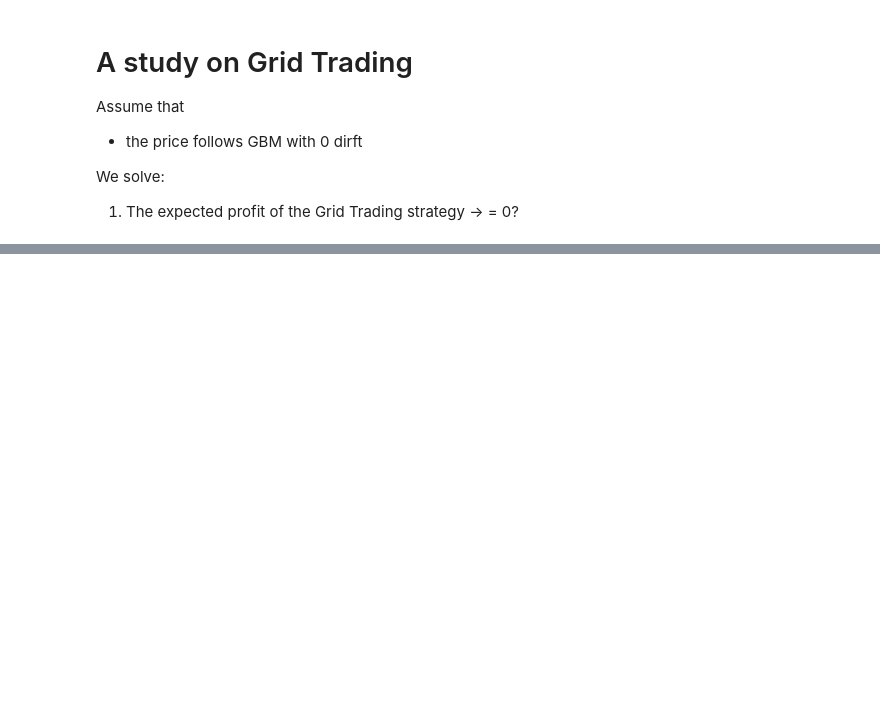
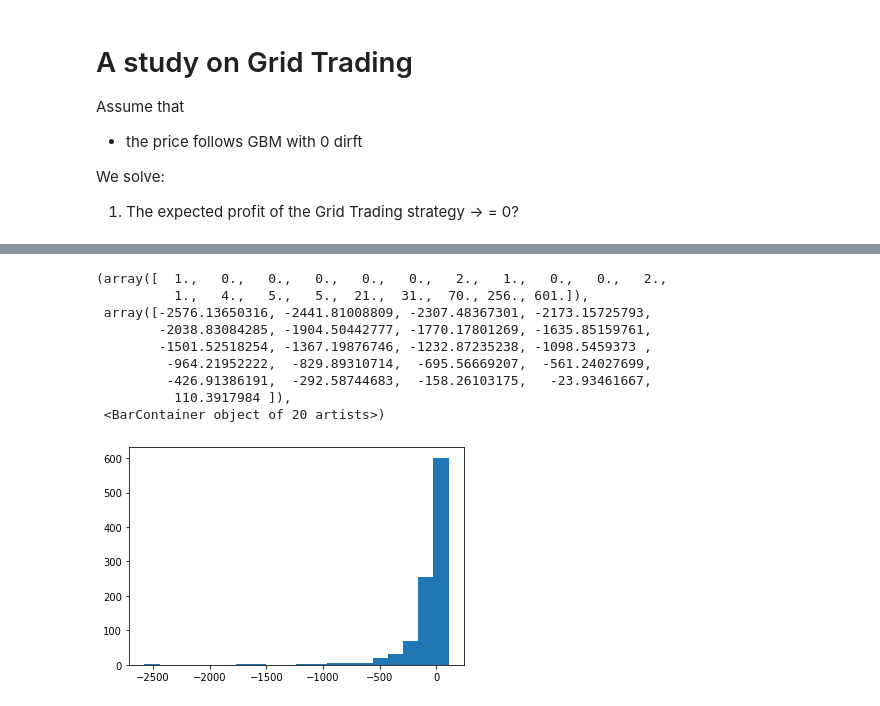
Before and after one commit to June911/GridTrading, a Jupyter notebook: grid_trading.ipynb, the cells around one changed output, grey strips where cells are left out. Saved outputs shown, nothing was run; the diff lists cells and outputs as text; code cells hidden in the pictures; blank space fills up the shorter version.

Commit message:
add profit cal

```diff
--- a/grid_trading.ipynb
+++ b/grid_trading.ipynb
@@ -35,0 +47,20 @@ fg1 = plt.hist(losses, bins=20)
+# %%
+w0 = 0
+r = 0.1
+n_grid = 100
+tp = "arth"
+# %%
+# Calculate profit in the end
+profits = np.zeros(X.shape[0])
+for i in range(X.shape[0]):
+    static_grid_bt = StaticGridBT(
+        w0, r, n_grid, tp, pd.Series(X[i,:]), is_trading_even=False, tx_m=0, tx_t=0, grid_quantity=0.01)
+
+    with io.capture_output() as captured: # this will supress (e.g. capture) stdout and stderr
+        static_grid_bt.run_on_bar()
+
+    profits[i] = static_grid_bt.wealth.iloc[-1]
+
+# print(f"final price: {X[:,-1]}")
+print(f"final profits: {profits}")
+print(f"final avg profits: {np.mean(profits)}")
@@ -35,0 +85,13 @@ fg1 = plt.hist(losses, bins=20)
+# %%
+plt.hist(profits, bins=20)
+# %% [output]
+(array([  1.,   0.,   0.,   0.,   0.,   0.,   2.,   1.,   0.,   0.,   2.,
+          1.,   4.,   5.,   5.,  21.,  31.,  70., 256., 601.]),
+ array([-2576.13650316, -2441.81008809, -2307.48367301, -2173.15725793,
+        -2038.83084285, -1904.50442777, -1770.17801269, -1635.85159761,
+        -1501.52518254, -1367.19876746, -1232.87235238, -1098.5459373 ,
+         -964.21952222,  -829.89310714,  -695.56669207,  -561.24027699,
+         -426.91386191,  -292.58744683,  -158.26103175,   -23.93461667,
+          110.3917984 ]),
+ <BarContainer object of 20 artists>)
+[figure, added]
```
Also changed, not shown: parts of 6 cells of this notebook, 9 other files.
